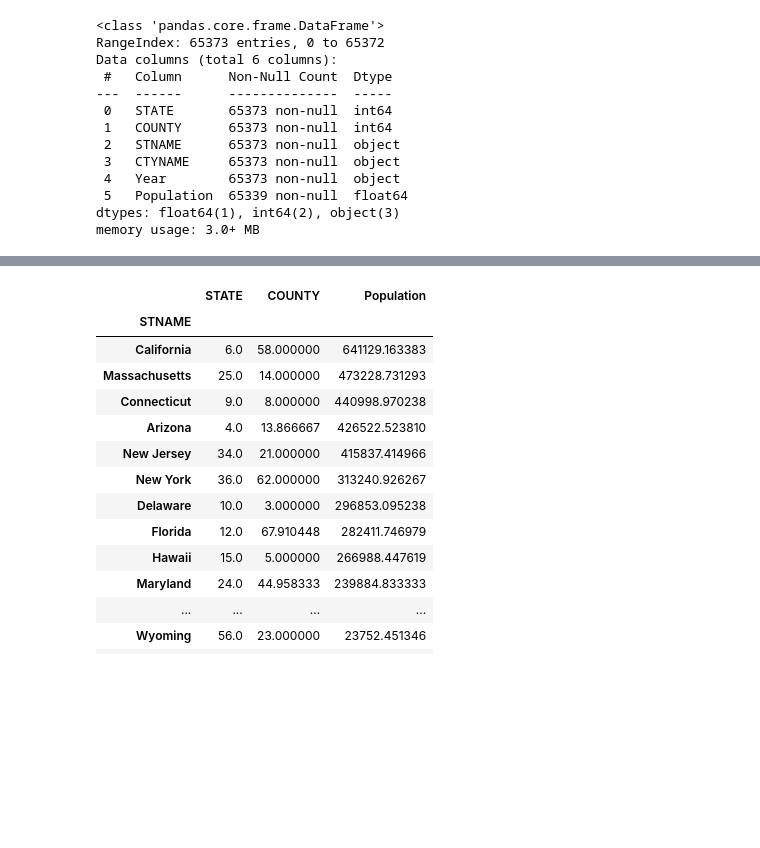
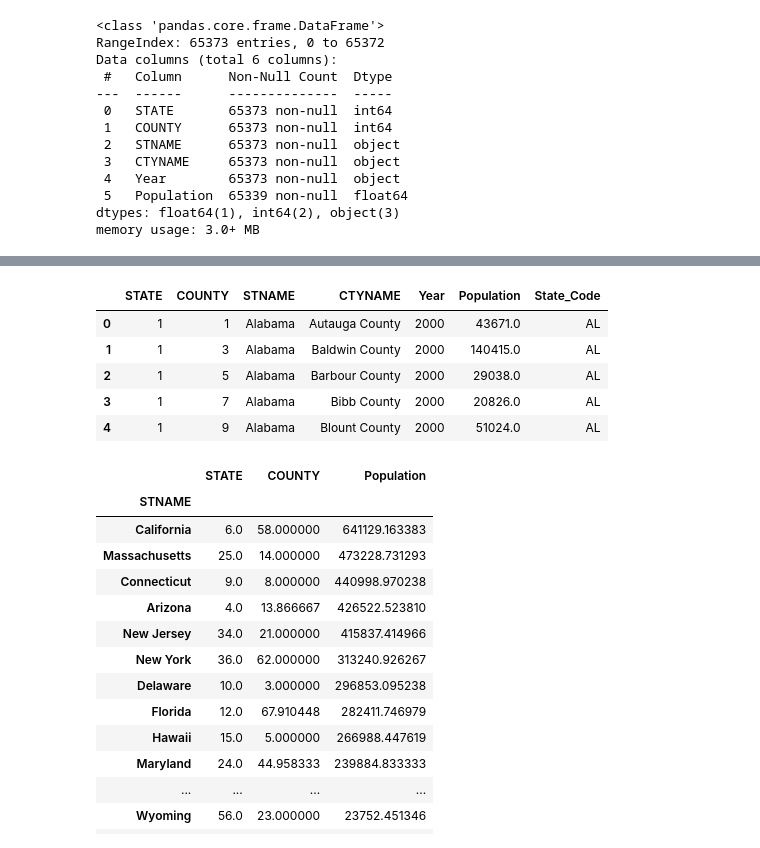
Before and after one commit to MIDS-at-Duke/pds2021-opioids-team-2-ids720, a Jupyter notebook: 10_code/Cleaning_Population_Data.ipynb, the cells around one changed output, grey strips where cells are left out. Saved outputs shown, nothing was run; the diff lists cells and outputs as text; code cells hidden in the pictures; blank space fills up the shorter version.

Commit message:
Updated data cleaning and created cleaned popn file

```diff
--- a/10_code/Cleaning_Population_Data.ipynb
+++ b/10_code/Cleaning_Population_Data.ipynb
@@ -224,3 +217,10 @@ Data columns (total 6 columns):
  5   Population  65339 non-null  float64
 dtypes: float64(1), int64(2), object(3)
 memory usage: 3.0+ MB
+# %%
+import requests
+response = requests.get(
+    "https://gist.githubusercontent.com/mshafrir/2646763/raw/8b0dbb93521f5d6889502305335104218454c2bf/states_hash.json"
+)
+state_abbrevs = {v: k for k, v in response.json().items()}
+state_abbrevs
@@ -227 +245,11 @@ memory usage: 3.0+ MB
+# %%
+raw_popn_merged_melted["State_Code"] = raw_popn_merged_melted["STNAME"].map(state_abbrevs)
+raw_popn_merged_melted.head()
+# %% [output]
+|  | STATE | COUNTY | STNAME | CTYNAME | Year | Population | State_Code |
+| 0 | 1 | 1 | Alabama | Autauga County | 2000 | 43671.0 | AL |
+| 1 | 1 | 3 | Alabama | Baldwin County | 2000 | 140415.0 | AL |
+| 2 | 1 | 5 | Alabama | Barbour County | 2000 | 29038.0 | AL |
+| 3 | 1 | 7 | Alabama | Bibb County | 2000 | 20826.0 | AL |
+| 4 | 1 | 9 | Alabama | Blount County | 2000 | 51024.0 | AL |
 # %%
```
Also changed, not shown: parts of 5 cells of this notebook.
